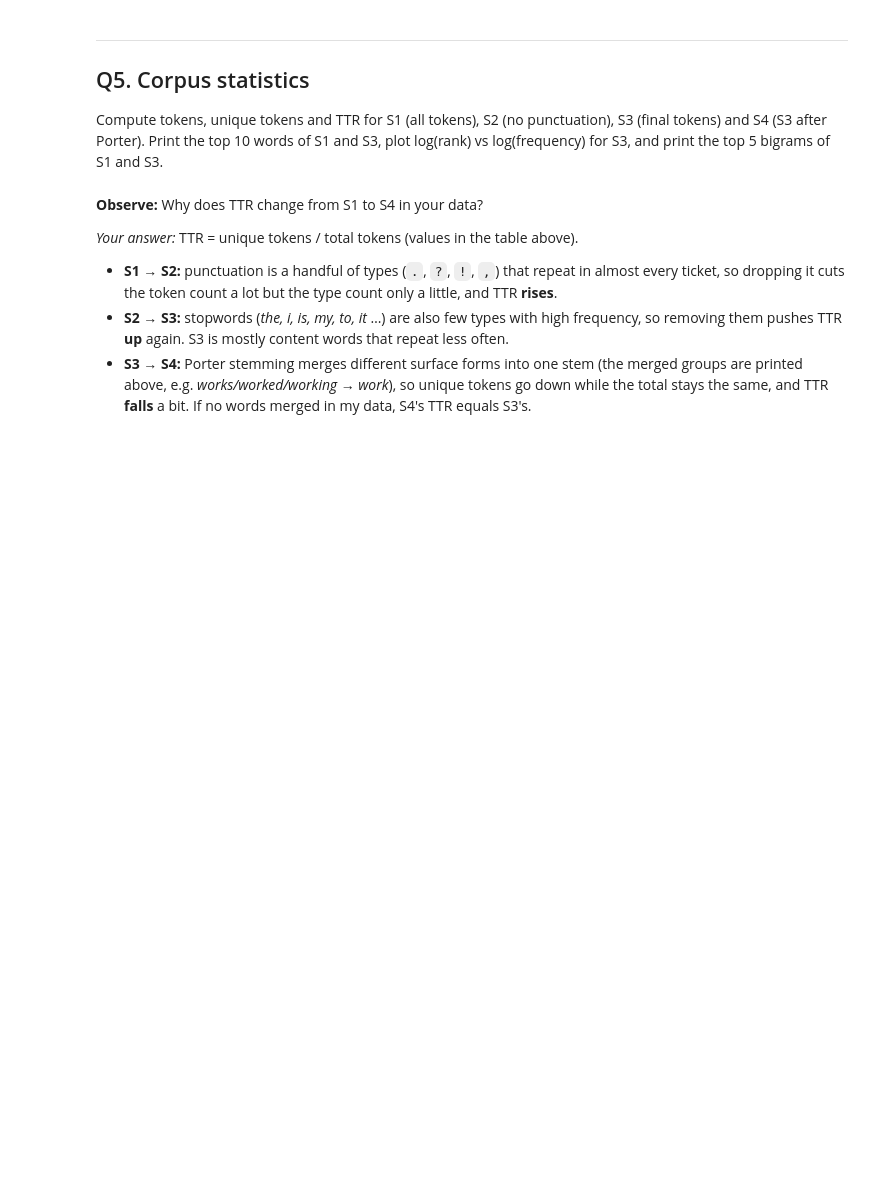
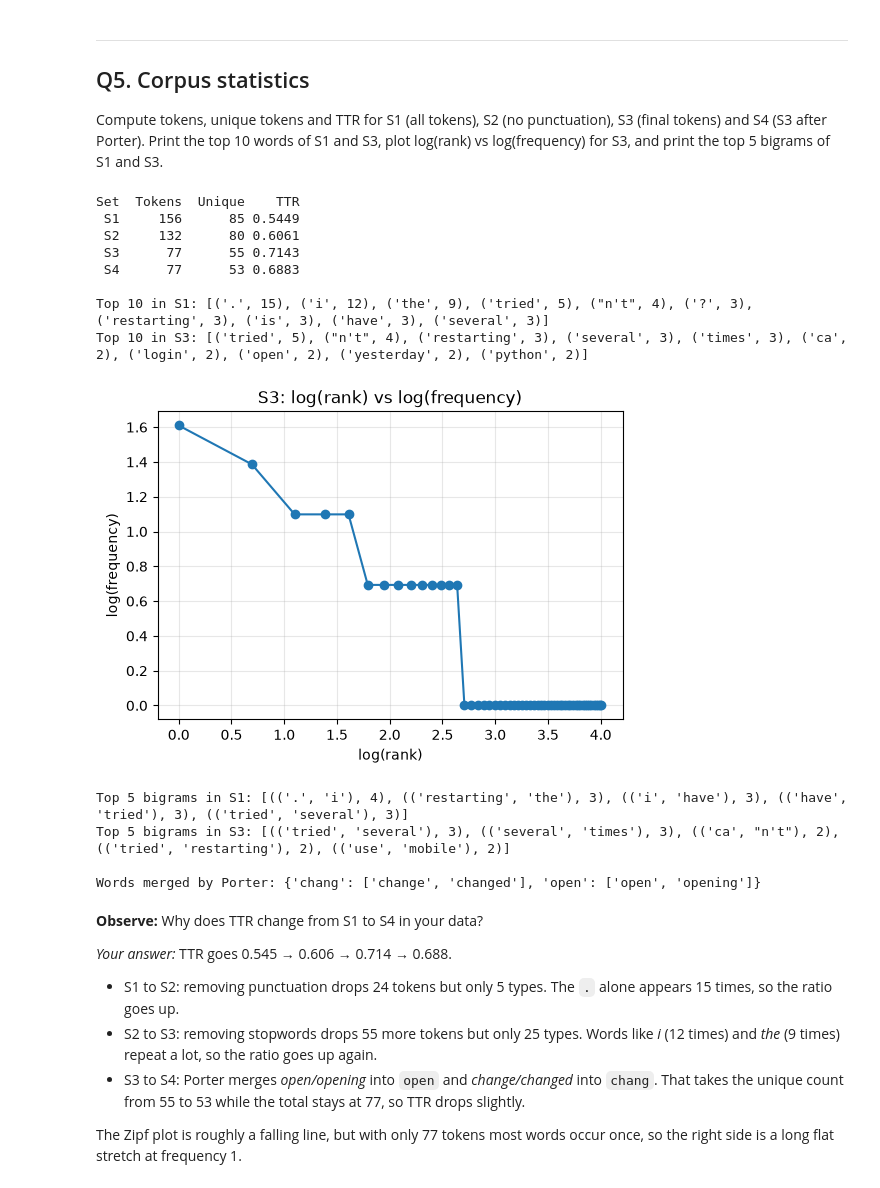
Before and after one commit to amanjha15/cognitive-computing, a Jupyter notebook: UCS420_LA9_Solution.ipynb, the cells around one changed output. Cells and saved outputs as stored; diff of their text form; code cells hidden in the pictures; blank space fills up the shorter version.

```diff
--- a/UCS420_LA9_Solution.ipynb
+++ b/UCS420_LA9_Solution.ipynb
@@ -2,8 +2,8 @@
 # UCS420 Lab Assignment 9 — NLP Text Preprocessing
 Enter your roll number and name, then run all cells.
 # %%
-ROLL_NO = 0          # <-- your full roll number
-NAME = ""            # <-- your name
+ROLL_NO = 1024170215  # <-- your full roll number
+NAME = "Aman Jha"     # <-- your name
 
 import nltk
 for pkg in ["punkt", "punkt_tab", "stopwords", "wordnet", "omw-1.4",
@@ -328,48 +403,64 @@ Compute tokens, unique tokens and TTR for S1 (all tokens), S2 (no punctuation),
 # %%
 import numpy as np
 import matplotlib.pyplot as plt
 from nltk import bigrams
 
 S1 = [t for r in results.values() for t in r["tokens"]]
 S2 = [t for t in S1 if not is_punct(t)]
 S3 = [t for r in results.values() for t in r["final"]]
 S4 = [porter.stem(t) for t in S3]
-SETS = {"S1: all tokens": S1, "S2: no punctuation": S2, "S3: final tokens": S3, "S4: S3 + Porter": S4}
 
-q5 = pd.DataFrame([{"Set": name, "Total tokens": len(s), "Unique tokens": len(set(s)),
-                    "TTR": round(len(set(s)) / len(s), 4)} for name, s in SETS.items()])
-print(q5.to_string(index=False))
+stats = []
+for name, s in [("S1", S1), ("S2", S2), ("S3", S3), ("S4", S4)]:
+    stats.append({"Set": name, "Tokens": len(s), "Unique": len(set(s)), "TTR": round(len(set(s)) / len(s), 4)})
+print(pd.DataFrame(stats).to_string(index=False))
 
-print("\nTop 10 words of S1:", Counter(S1).most_common(10))
-print("Top 10 words of S3:", Counter(S3).most_common(10))
+print("\nTop 10 in S1:", Counter(S1).most_common(10))
+print("Top 10 in S3:", Counter(S3).most_common(10))
 
-freqs = sorted(Counter(S3).values(), reverse=True)
-ranks = np.arange(1, len(freqs) + 1)
+freq = sorted(Counter(S3).values(), reverse=True)
+rank = np.arange(1, len(freq) + 1)
 plt.figure(figsize=(6, 4))
-plt.plot(np.log(ranks), np.log(freqs), "o-", markersize=4)
-plt.xlabel("log(rank)"); plt.ylabel("log(frequency)")
-plt.title(f"Zipf plot of S3 (roll {ROLL_NO})")
-plt.grid(alpha=0.3); plt.show()
+plt.plot(np.log(rank), np.log(freq), "o-")
+plt.xlabel("log(rank)")
+plt.ylabel("log(frequency)")
+plt.title("S3: log(rank) vs log(frequency)")
+plt.grid(alpha=0.3)
+plt.show()
 
-# Bigrams are counted inside each ticket so they never cross ticket boundaries
-bi_S1 = Counter(b for r in results.values() for b in bigrams(r["tokens"]))
-bi_S3 = Counter(b for r in results.values() for b in bigrams(r["final"]))
-print("Top 5 bigrams of S1:", bi_S1.most_common(5))
-print("Top 5 bigrams of S3:", bi_S3.most_common(5))
+bi1 = Counter(b for r in results.values() for b in bigrams(r["tokens"]))
+bi3 = Counter(b for r in results.values() for b in bigrams(r["final"]))
+print("Top 5 bigrams in S1:", bi1.most_common(5))
+print("Top 5 bigrams in S3:", bi3.most_common(5))
 
-# Stems that merged several distinct S3 words (explains the S3 -> S4 change)
-merged = {}
+groups = {}
 for w in set(S3):
-    merged.setdefault(porter.stem(w), set()).add(w)
-merged = {k: sorted(v) for k, v in merged.items() if len(v) > 1}
-print("\nPorter stems that merged different S3 words:", merged if merged else "none")
+    groups.setdefault(porter.stem(w), set()).add(w)
+print("\nWords merged by Porter:", {k: sorted(v) for k, v in groups.items() if len(v) > 1})
+# %% [output]
+Set  Tokens  Unique    TTR
+ S1     156      85 0.5449
+ S2     132      80 0.6061
+ S3      77      55 0.7143
+ S4      77      53 0.6883
+
+Top 10 in S1: [('.', 15), ('i', 12), ('the', 9), ('tried', 5), ("n't", 4), ('?', 3), ('restarting', 3), ('is', 3), ('have', 3), ('several', 3)]
+Top 10 in S3: [('tried', 5), ("n't", 4), ('restarting', 3), ('several', 3), ('times', 3), ('ca', 2), ('login', 2), ('open', 2), ('yesterday', 2), ('python', 2)]
+[figure, added]
+Top 5 bigrams in S1: [(('.', 'i'), 4), (('restarting', 'the'), 3), (('i', 'have'), 3), (('have', 'tried'), 3), (('tried', 'several'), 3)]
+Top 5 bigrams in S3: [(('tried', 'several'), 3), (('several', 'times'), 3), (('ca', "n't"), 2), (('tried', 'restarting'), 2), (('use', 'mobile'), 2)]
+
+Words merged by Porter: {'chang': ['change', 'changed'], 'open': ['open', 'opening']}
 # %% [markdown]
 **Observe:** Why does TTR change from S1 to S4 in your data?
 
-*Your answer:* TTR = unique tokens / total tokens (values in the table above).
-- **S1 → S2:** punctuation is a handful of types (`.`, `?`, `!`, `,`) that repeat in almost every ticket, so dropping it cuts the token count a lot but the type count only a little, and TTR **rises**.
-- **S2 → S3:** stopwords (*the, i, is, my, to, it* …) are also few types with high frequency, so removing them pushes TTR **up** again. S3 is mostly content words that repeat less often.
-- **S3 → S4:** Porter stemming merges different surface forms into one stem (the merged groups are printed above, e.g. *works/worked/working → work*), so unique tokens go down while the total stays the same, and TTR **falls** a bit. If no words merged in my data, S4's TTR equals S3's.
+*Your answer:* TTR goes 0.545 → 0.606 → 0.714 → 0.688.
+
+- S1 to S2: removing punctuation drops 24 tokens but only 5 types. The `.` alone appears 15 times, so the ratio goes up.
+- S2 to S3: removing stopwords drops 55 more tokens but only 25 types. Words like *i* (12 times) and *the* (9 times) repeat a lot, so the ratio goes up again.
+- S3 to S4: Porter merges *open/opening* into `open` and *change/changed* into `chang`. That takes the unique count from 55 to 53 while the total stays at 77, so TTR drops slightly.
+
+The Zipf plot is roughly a falling line, but with only 77 tokens most words occur once, so the right side is a long flat stretch at frequency 1.
 # %% [markdown]
 ---
 ## Q6. Interpretation
```
Also changed, not shown: parts of 12 cells of this notebook.
